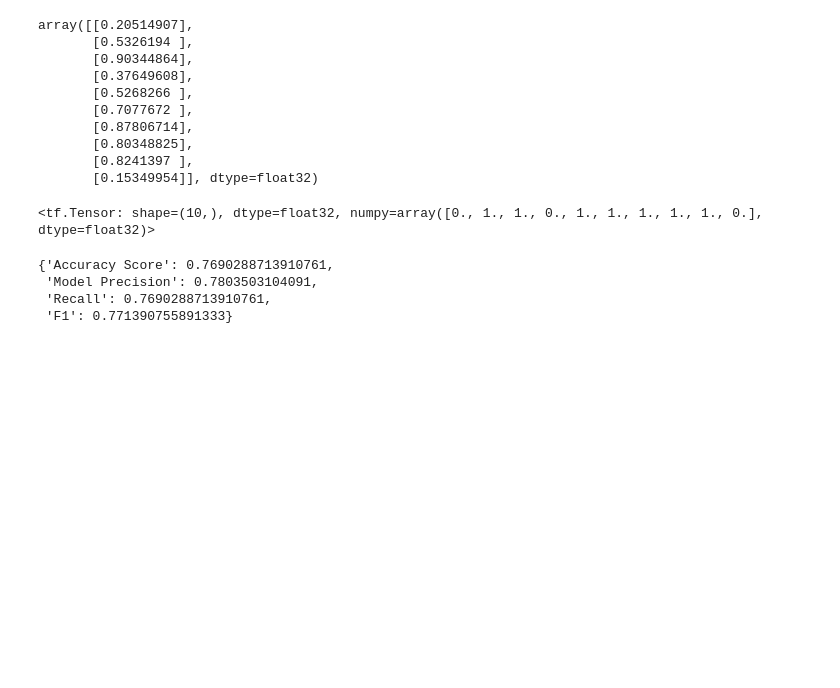
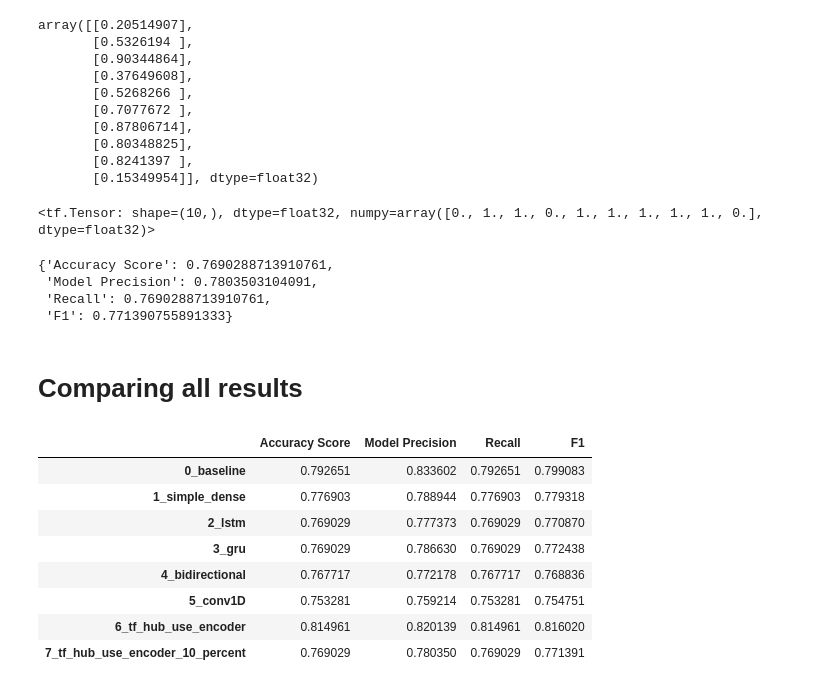
Before and after one commit to Zuhair0000/tensorflow_bootcamp, a Jupyter notebook: 08_intoduction_to_NLP_in_tensorflow.ipynb, the cells around one changed output. Drawn from its saved outputs; the diff is of its cells as text; code cells hidden in the pictures; blank space fills up the shorter version.

```diff
--- a/08_intoduction_to_NLP_in_tensorflow.ipynb
+++ b/08_intoduction_to_NLP_in_tensorflow.ipynb
@@ -875,3 +875,25 @@ model_7_results
  'Model Precision': 0.7803503104091,
  'Recall': 0.7690288713910761,
  'F1': 0.771390755891333}
+# %% [markdown]
+# Comparing all results
+# %%
+all_models_results = pd.DataFrame({'0_baseline': baseline_results,
+                                   '1_simple_dense': model_1_results,
+                                   '2_lstm': model_2_results,
+                                   '3_gru': model_3_results,
+                                   "4_bidirectional": model_4_results,
+                                   '5_conv1D': model_5_results,
+                                   "6_tf_hub_use_encoder": model_6_results,
+                                   '7_tf_hub_use_encoder_10_percent': model_7_results})
+all_models_results.transpose()
+# %% [output]
+|  | Accuracy Score | Model Precision | Recall | F1 |
+| 0_baseline | 0.792651 | 0.833602 | 0.792651 | 0.799083 |
+| 1_simple_dense | 0.776903 | 0.788944 | 0.776903 | 0.779318 |
+| 2_lstm | 0.769029 | 0.777373 | 0.769029 | 0.770870 |
+| 3_gru | 0.769029 | 0.786630 | 0.769029 | 0.772438 |
+| 4_bidirectional | 0.767717 | 0.772178 | 0.767717 | 0.768836 |
+| 5_conv1D | 0.753281 | 0.759214 | 0.753281 | 0.754751 |
+| 6_tf_hub_use_encoder | 0.814961 | 0.820139 | 0.814961 | 0.816020 |
+| 7_tf_hub_use_encoder_10_percent | 0.769029 | 0.780350 | 0.769029 | 0.771391 |
```
Also changed, not shown: parts of 1 cell of this notebook.
